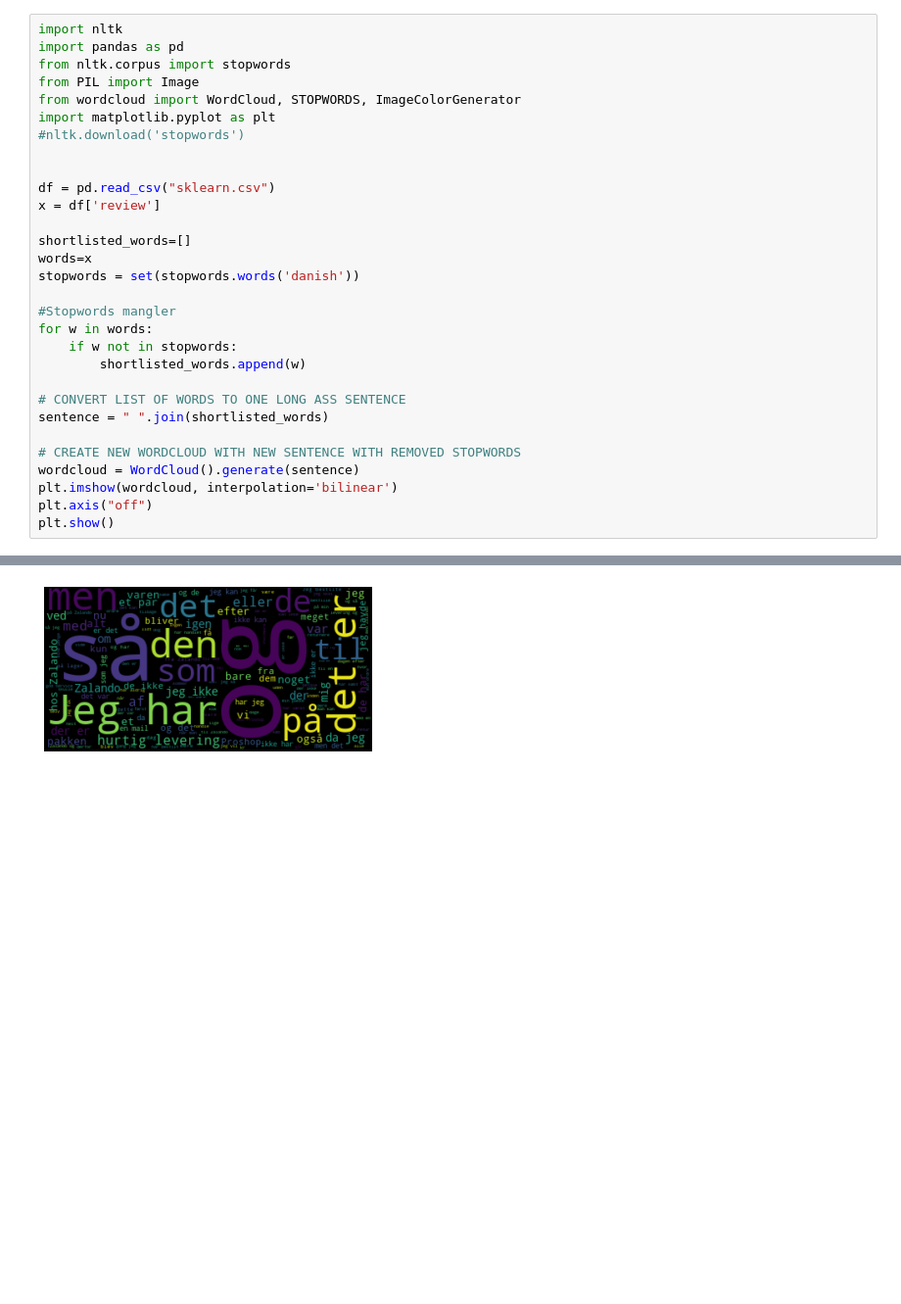
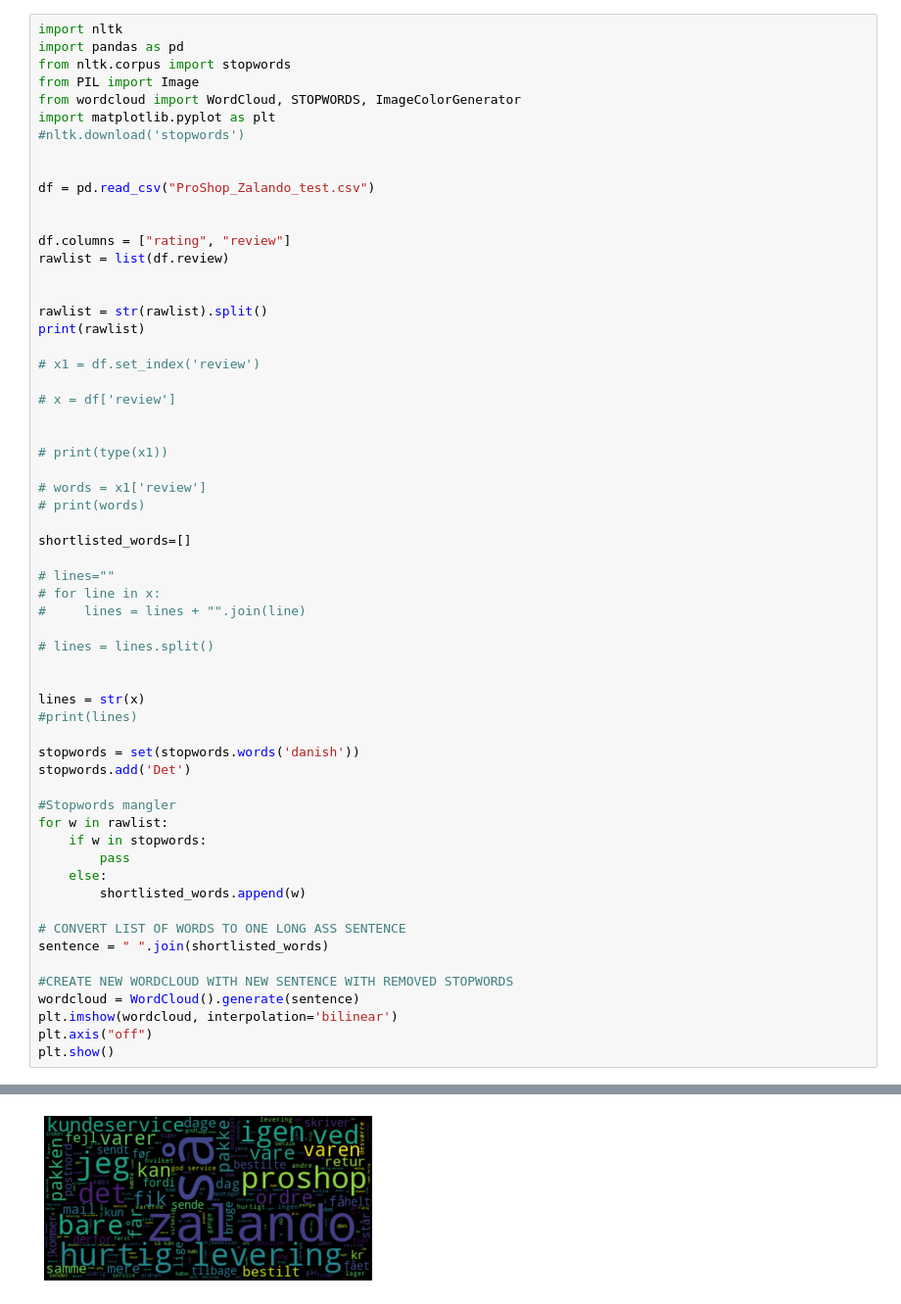
Before and after one commit to Kofoedsan/Python-TrustpilotPredict, a Jupyter notebook: 05_wordcloud.ipynb, the cells around one changed output, grey strips where cells are left out. Shown at 98% size. Saved outputs shown, nothing was run; the diff lists cells and outputs as text; blank space fills up the shorter version.

Commit message:
wordcloud

```diff
--- a/05_wordcloud.ipynb
+++ b/05_wordcloud.ipynb
@@ -8,22 +8,52 @@ import matplotlib.pyplot as plt
 #nltk.download('stopwords')
 
 
-df = pd.read_csv("sklearn.csv")
-x = df['review']
+df = pd.read_csv("ProShop_Zalando_test.csv")
+
+
+df.columns = ["rating", "review"]
+rawlist = list(df.review)
+
+
+rawlist = str(rawlist).split()
+print(rawlist)
+
+# x1 = df.set_index('review')
+
+# x = df['review']
+
+
+# print(type(x1))
+
+# words = x1['review']
+# print(words)
 
 shortlisted_words=[]
-words=x
+
+# lines=""
+# for line in x:
+#     lines = lines + "".join(line)
+
+# lines = lines.split()
+
+
+lines = str(x)
+#print(lines)
+
 stopwords = set(stopwords.words('danish'))
+stopwords.add('Det')
 
 #Stopwords mangler
-for w in words:
-    if w not in stopwords:
+for w in rawlist:
+    if w in stopwords:
+        pass
+    else:
         shortlisted_words.append(w)
 
 # CONVERT LIST OF WORDS TO ONE LONG ASS SENTENCE
 sentence = " ".join(shortlisted_words)
 
-# CREATE NEW WORDCLOUD WITH NEW SENTENCE WITH REMOVED STOPWORDS
+#CREATE NEW WORDCLOUD WITH NEW SENTENCE WITH REMOVED STOPWORDS
 wordcloud = WordCloud().generate(sentence)
 plt.imshow(wordcloud, interpolation='bilinear')
 plt.axis("off")
@@ -33 +71 @@ plt.show()
-[figure, old version]
+[figure, new version]
```
Also changed, not shown: parts of 1 cell of this notebook, 1 other file.
